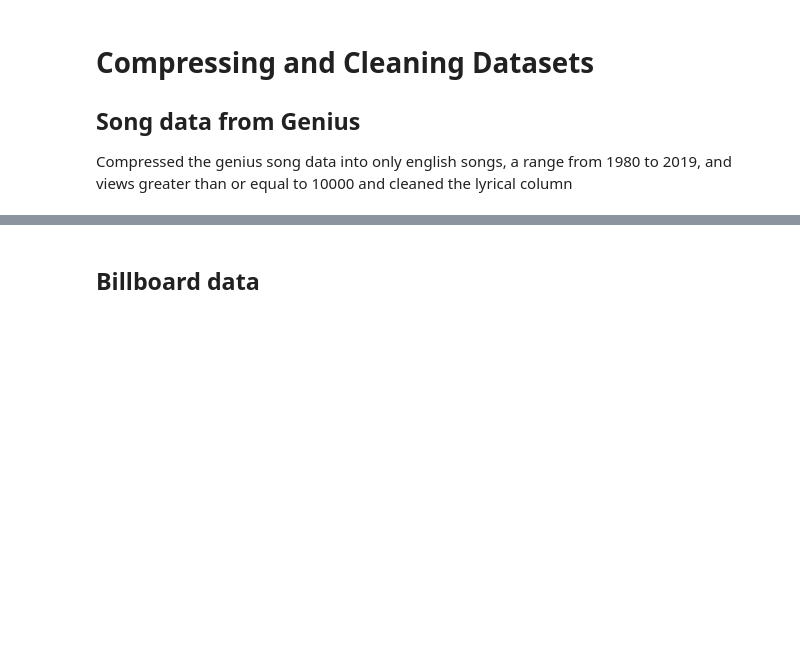
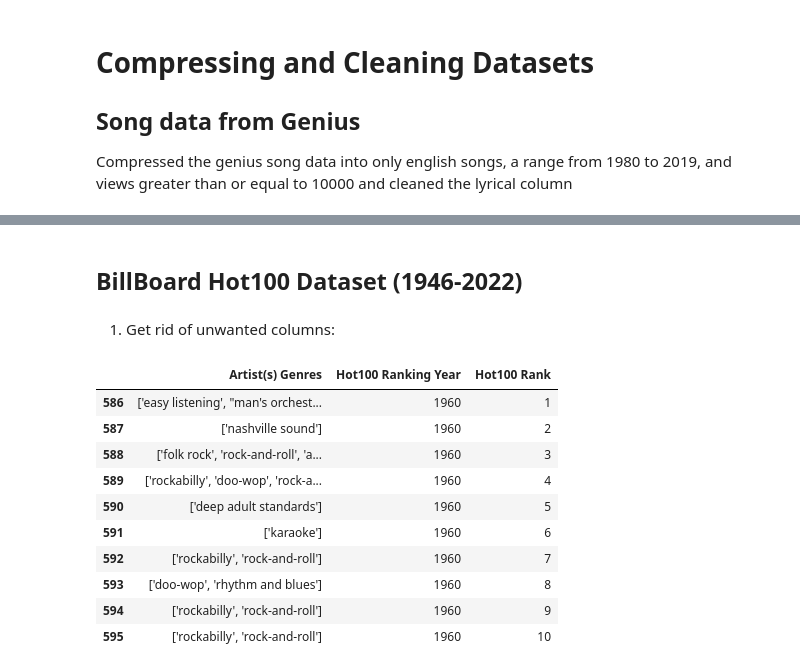
Before and after one commit to NataliaP14/music-genre-trends, a Jupyter notebook: notebooks/0_data_preprocessing.ipynb, the cells around one changed output, grey strips where cells are left out. Drawn from its saved outputs; the diff is of its cells as text; code cells hidden in the pictures; blank space fills up the shorter version.

Commit message:
Billboard dataset analysis

```diff
--- a/notebooks/0_data_preprocessing.ipynb
+++ b/notebooks/0_data_preprocessing.ipynb
@@ -96,2 +51,26 @@ merged_df.head()
-# %% [markdown]
-## Billboard data
+# %% [markdown]
+## BillBoard Hot100 Dataset (1946-2022)
+# %% [markdown]
+1. Get rid of unwanted columns:
+# %%
+bbh100_columns_to_keep = ["Artist(s) Genres", "Hot100 Ranking Year", "Hot100 Rank"]
+billboard_df = pd.read_csv('../data/raw/Billboard_Hot100_Songs_Spotify_1946-2022.csv', usecols=bbh100_columns_to_keep)
+
+# the year filter
+billboard_df = billboard_df[billboard_df["Hot100 Ranking Year"] >= 1960]
+
+billboard_df.to_csv('../data/compressed/new_billboard_compressed.csv', index=False)
+# %%
+billboard_df.head(10)
+# %% [output]
+|  | Artist(s) Genres | Hot100 Ranking Year | Hot100 Rank |
+| 586 | ['easy listening', "man's orchest... | 1960 | 1 |
+| 587 | ['nashville sound'] | 1960 | 2 |
+| 588 | ['folk rock', 'rock-and-roll', 'a... | 1960 | 3 |
+| 589 | ['rockabilly', 'doo-wop', 'rock-a... | 1960 | 4 |
+| 590 | ['deep adult standards'] | 1960 | 5 |
+| 591 | ['karaoke'] | 1960 | 6 |
+| 592 | ['rockabilly', 'rock-and-roll'] | 1960 | 7 |
+| 593 | ['doo-wop', 'rhythm and blues'] | 1960 | 8 |
+| 594 | ['rockabilly', 'rock-and-roll'] | 1960 | 9 |
+| 595 | ['rockabilly', 'rock-and-roll'] | 1960 | 10 |
```
Also changed, not shown: parts of 5 cells of this notebook, 2 other files.
